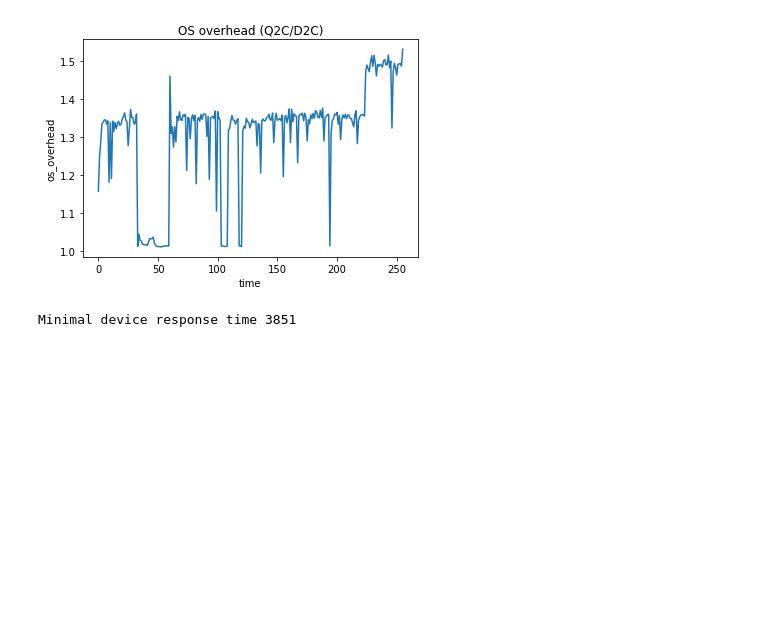
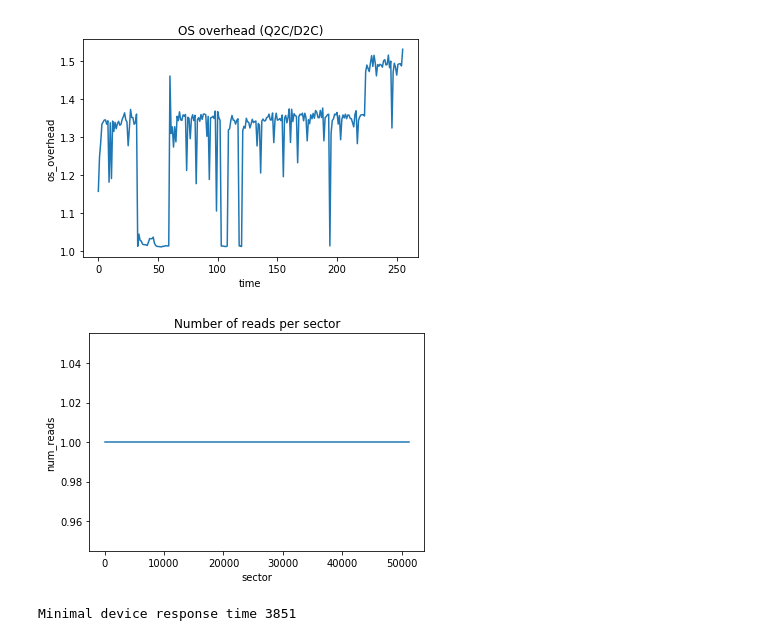
Before and after one commit to Romeus/blkparseanalyzer, a Jupyter notebook: test_analyzer.ipynb, the cells around one changed output. Saved outputs shown, nothing was run; the diff lists cells and outputs as text; code cells hidden in the pictures; blank space fills up the shorter version.

Commit message:
Add graphics of num reads per sector

```diff
--- a/test_analyzer.ipynb
+++ b/test_analyzer.ipynb
@@ -37,3 +39,7 @@ visualize_os_overhead(analyzer.get_os_overhead())
+# %%
+visualize_sector_counts(analyzer.get_sectors_statistics())
+# %% [output]
+[figure, added]
 # %%
 # x=0, y=1
 # %%
```
Also changed, not shown: parts of 12 cells of this notebook.
